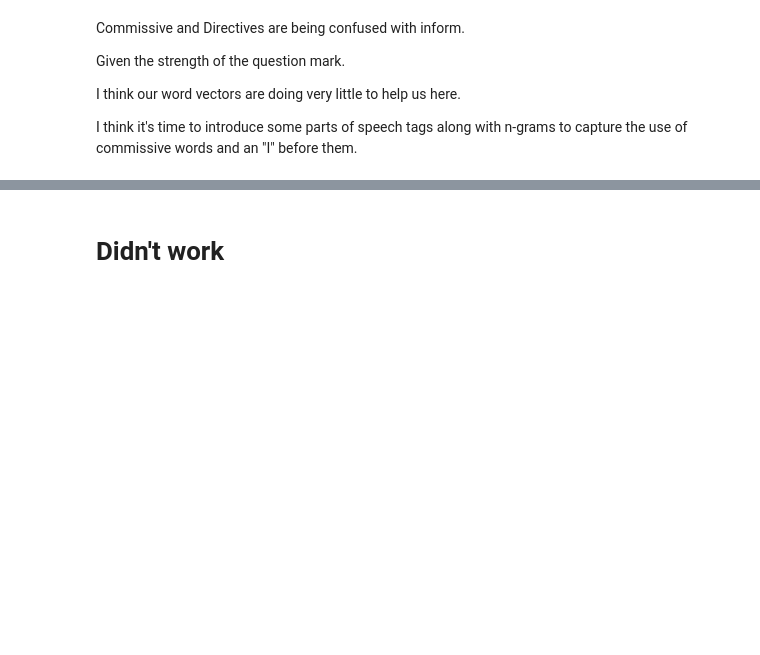
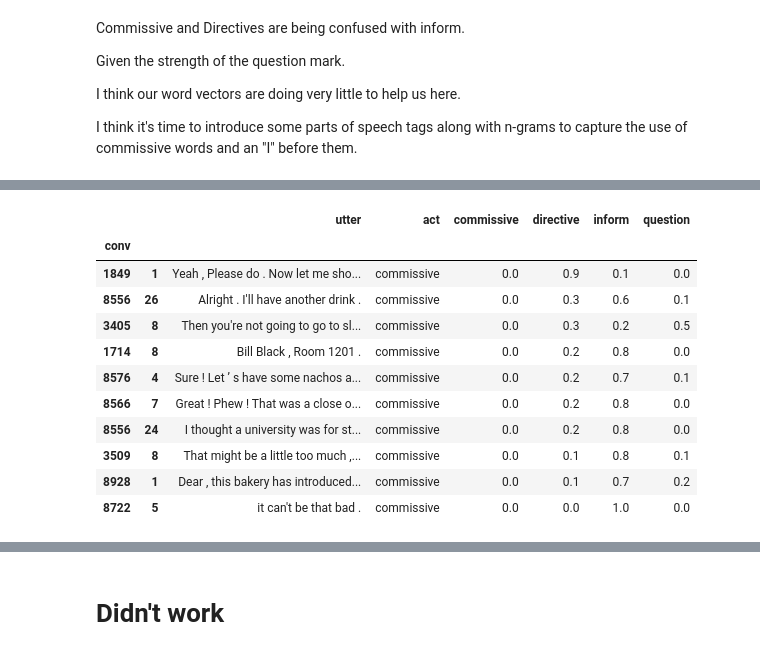
Before and after one commit to Ryanglambert/chatty, a Jupyter notebook: research/daily_dialogue/EDA-Word2Vec.ipynb, the cells around one changed output, grey strips where cells are left out. Cells and saved outputs as stored; diff of their text form; code cells hidden in the pictures; blank space fills up the shorter version.

```diff
--- a/research/daily_dialogue/EDA-Word2Vec.ipynb
+++ b/research/daily_dialogue/EDA-Word2Vec.ipynb
@@ -189,0 +193,15 @@ I think it's time to introduce some parts of speech tags along with n-grams to c
+# %%
+commissive.iloc[100:110].sort_values('directive', ascending=False)
+# %% [output]
+|  |  | utter | act | commissive | directive | inform | question |
+| conv |  |  |  |  |  |  |  |
+| 1849 | 1 | Yeah , Please do . Now let me sho... | commissive | 0.0 | 0.9 | 0.1 | 0.0 |
+| 8556 | 26 | Alright . I'll have another drink . | commissive | 0.0 | 0.3 | 0.6 | 0.1 |
+| 3405 | 8 | Then you're not going to go to sl... | commissive | 0.0 | 0.3 | 0.2 | 0.5 |
+| 1714 | 8 | Bill Black , Room 1201 . | commissive | 0.0 | 0.2 | 0.8 | 0.0 |
+| 8576 | 4 | Sure ! Let ’ s have some nachos a... | commissive | 0.0 | 0.2 | 0.7 | 0.1 |
+| 8566 | 7 | Great ! Phew ! That was a close o... | commissive | 0.0 | 0.2 | 0.8 | 0.0 |
+| 8556 | 24 | I thought a university was for st... | commissive | 0.0 | 0.2 | 0.8 | 0.0 |
+| 3509 | 8 | That might be a little too much ,... | commissive | 0.0 | 0.1 | 0.8 | 0.1 |
+| 8928 | 1 | Dear , this bakery has introduced... | commissive | 0.0 | 0.1 | 0.7 | 0.2 |
+| 8722 | 5 | it can't be that bad . | commissive | 0.0 | 0.0 | 1.0 | 0.0 |
```
Also changed, not shown: parts of 33 cells of this notebook.
